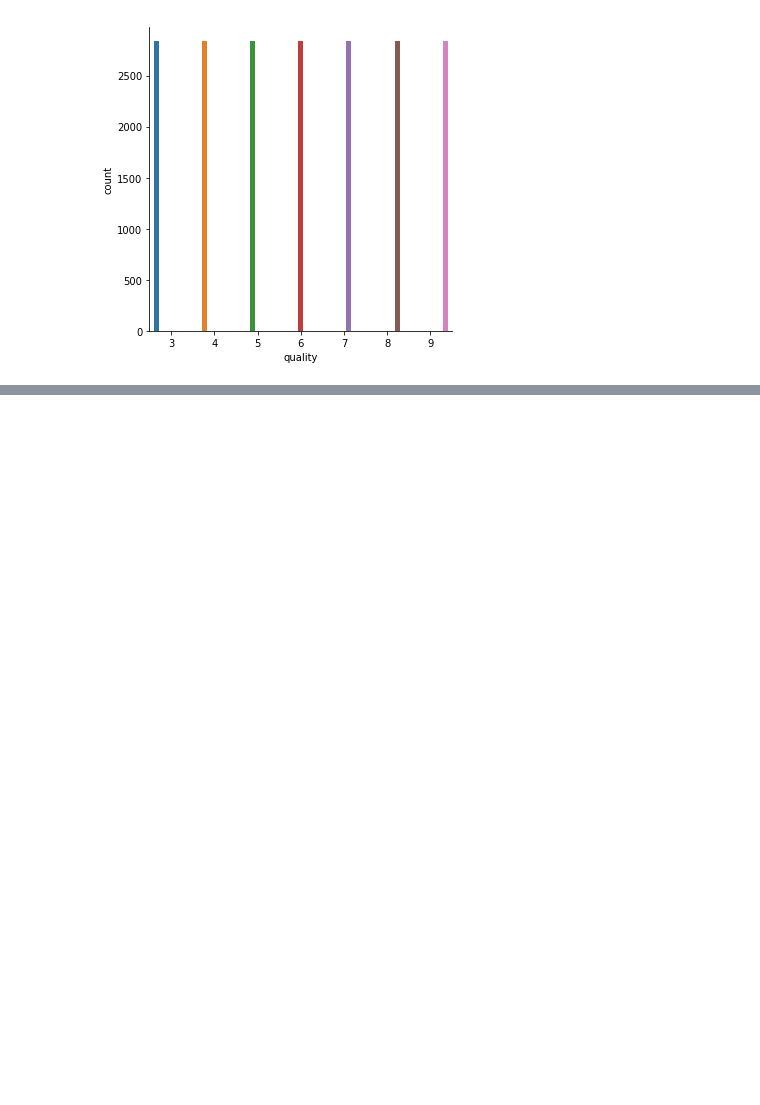
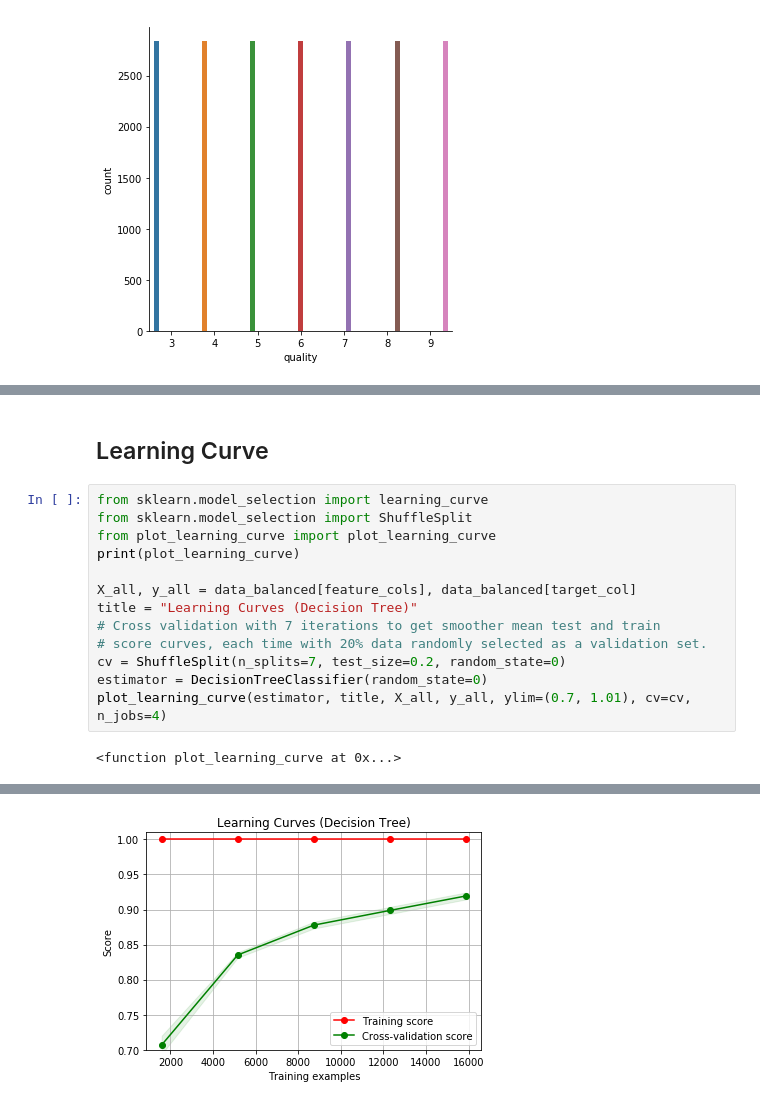
Before and after one commit to fernandojunior/wine-test, a Jupyter notebook: notebook.ipynb, the cells around one changed output, grey strips where cells are left out. Cells and saved outputs as stored; diff of their text form; blank space fills up the shorter version.

Commit message:
Add learning curve and conclusion

```diff
--- a/notebook.ipynb
+++ b/notebook.ipynb
@@ -382,0 +376,17 @@ Scores considering no outliers, IQR factor 3.5
+# %% [markdown]
+## Learning Curve
+# %%
+from sklearn.model_selection import learning_curve
+from sklearn.model_selection import ShuffleSplit
+from plot_learning_curve import plot_learning_curve
+print(plot_learning_curve)
+
+X_all, y_all = data_balanced[feature_cols], data_balanced[target_col]
+title = "Learning Curves (Decision Tree)"
+# Cross validation with 7 iterations to get smoother mean test and train
+# score curves, each time with 20% data randomly selected as a validation set.
+cv = ShuffleSplit(n_splits=7, test_size=0.2, random_state=0)
+estimator = DecisionTreeClassifier(random_state=0)
+plot_learning_curve(estimator, title, X_all, y_all, ylim=(0.7, 1.01), cv=cv, n_jobs=4)
+# %% [output]
+<function plot_learning_curve at 0x...>
@@ -382,0 +394 @@ Scores considering no outliers, IQR factor 3.5
+[figure, added]
```
Also changed, not shown: parts of 6 cells of this notebook, 1 other file.
